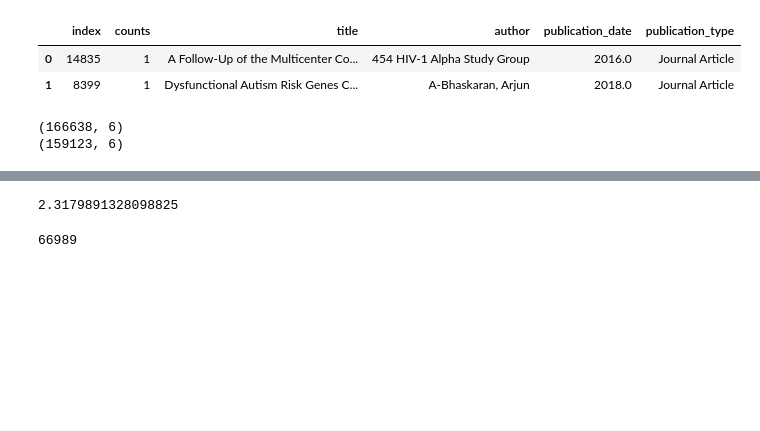
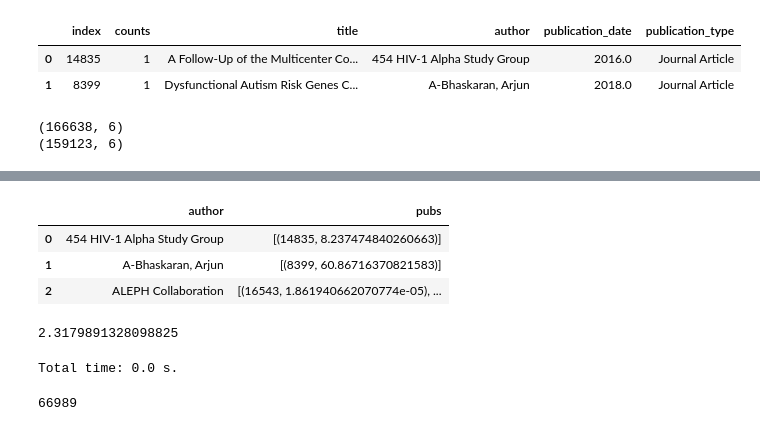
Before and after one commit to GiuliaLanzillotta/ETH_SEARCH, a Jupyter notebook: Embedding LDA.ipynb, the cells around one changed output, grey strips where cells are left out. Cells and saved outputs as stored; diff of their text form; code cells hidden in the pictures; blank space fills up the shorter version.

```diff
--- a/Embedding LDA.ipynb
+++ b/Embedding LDA.ipynb
@@ -387,8 +400,8 @@ def score_publication(date, count, pub_type):
     """ Scoring function for author-publication pair"""
     #todo/future-work: add "is_professor" qualifier to the scoring
     date_weight = np.exp(date - (avg_date))
-    pub_count_dumped = alpha(int(count))
+    #pub_count_dumped = alpha(int(count))
     pub_type_weight = publication_types_scores.get(pub_type,1)
-    return pub_type_weight*date_weight*pub_count_dumped
+    return pub_type_weight*date_weight#*pub_count_dumped
 # %%
 graph_data_prime["score"] = graph_data_prime.apply(lambda row: score_publication(row["publication_date"], row["counts"], row["publication_type"]), axis=1)
@@ -401,6 +408,13 @@ See the caveats in the documentation: http://pandas.pydata.org/pandas-docs/stabl
 # %%
 graph_data_prime["pub"]=list(zip(graph_data_prime["index"], graph_data_prime["score"]))
 graph_data_prime = graph_data_prime.groupby(["author"])["pub"].apply(list).reset_index(name='pubs')
+# %%
+graph_data_prime.head(3)
+# %% [output]
+|  | author | pubs |
+| 0 | 454 HIV-1 Alpha Study Group | [(14835, 8.237474840260663)] |
+| 1 | A-Bhaskaran, Arjun | [(8399, 60.86716370821583)] |
+| 2 | ALEPH Collaboration | [(16543, 1.861940662070774e-05), ... |
 # %%
 authors2pubs = graph_data_prime.values.tolist()
 # %%
@@ -439,6 +453,10 @@ def get_convex_auth_embeddings(authors2pubs, documents_embeddings):
         auth_emb = get_convex_combination(auth_embeddings, auth_weights)
         auths_embs += [auth_emb]
     return auths_embs
+# %%
+auth_embeddings, auth_weights = get_list_embeddings_author(authors2pubs[2], documents_embeddings)
+# %% [output]
+Total time: 0.0 s.
 # %%
 authors_embeddings = get_convex_auth_embeddings(authors2pubs, documents_embeddings)
 # %%
```
Also changed, not shown: parts of 15 cells of this notebook.
